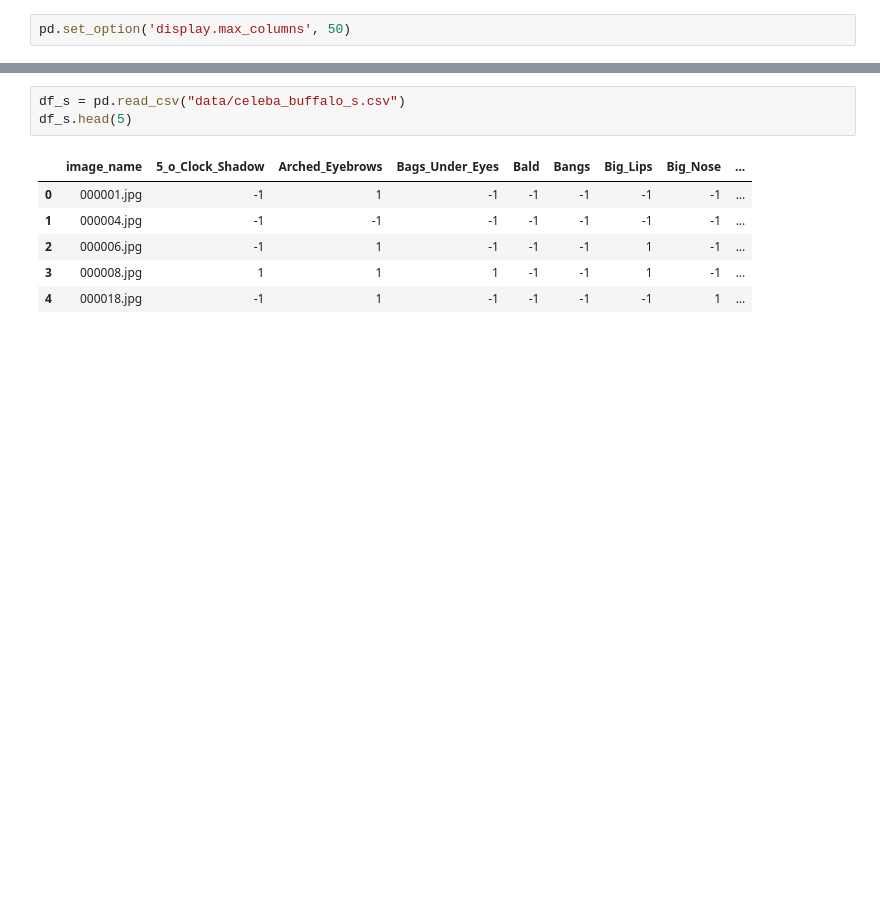
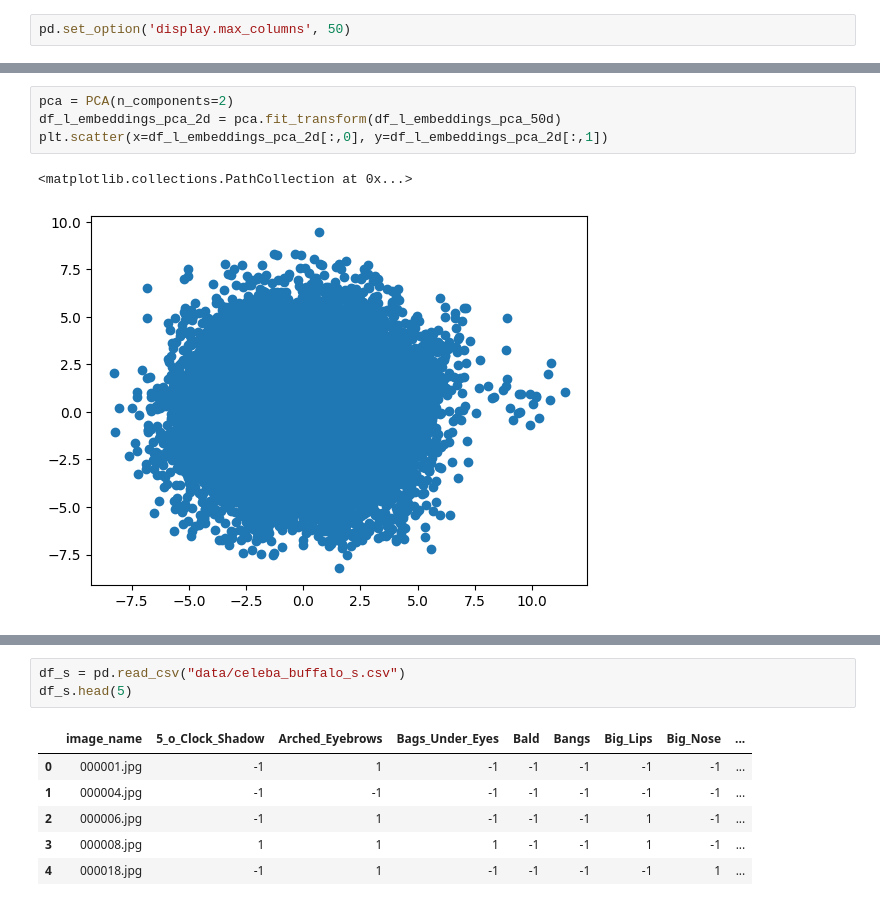
Before and after one commit to Mathieu-R/ldata2010_celeba_visualizer, a Jupyter notebook: eda.ipynb, the cells around one changed output, grey strips where cells are left out. Saved outputs shown, nothing was run; the diff lists cells and outputs as text; blank space fills up the shorter version.

```diff
--- a/eda.ipynb
+++ b/eda.ipynb
@@ -30,0 +39,7 @@ df_l_images = df_l.loc[:, ["image_name", "id"]]
+# %%
+pca = PCA(n_components=2)
+df_l_embeddings_pca_2d = pca.fit_transform(df_l_embeddings_pca_50d)
+plt.scatter(x=df_l_embeddings_pca_2d[:,0], y=df_l_embeddings_pca_2d[:,1])
+# %% [output]
+<matplotlib.collections.PathCollection at 0x...>
+[figure, added]
```
Also changed, not shown: parts of 13 cells of this notebook, 2 other files.
